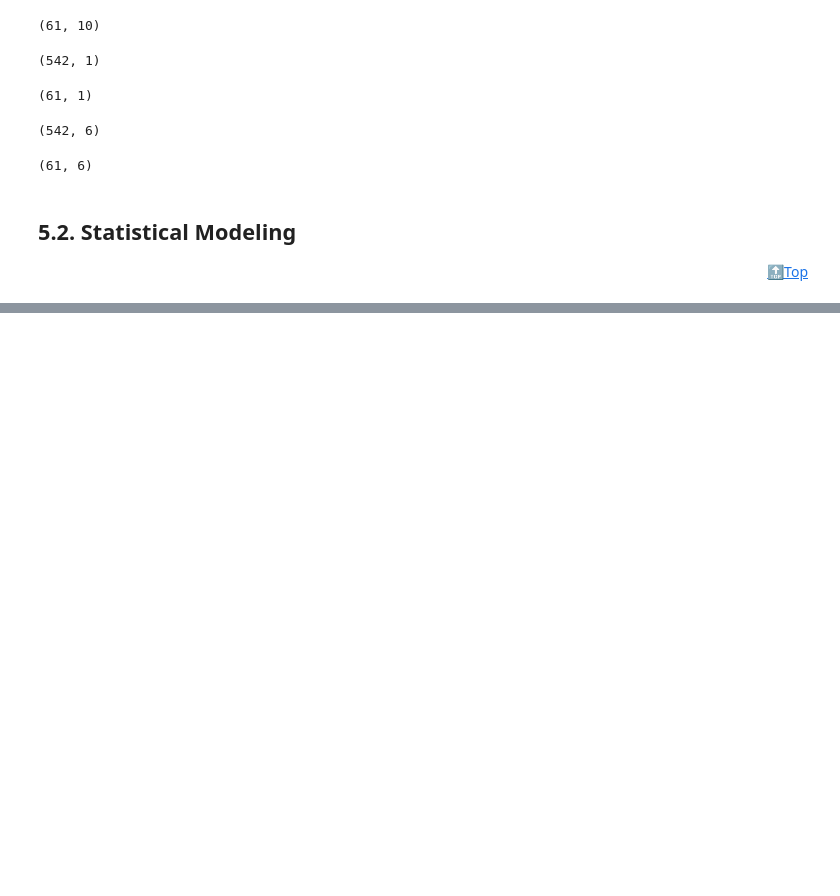
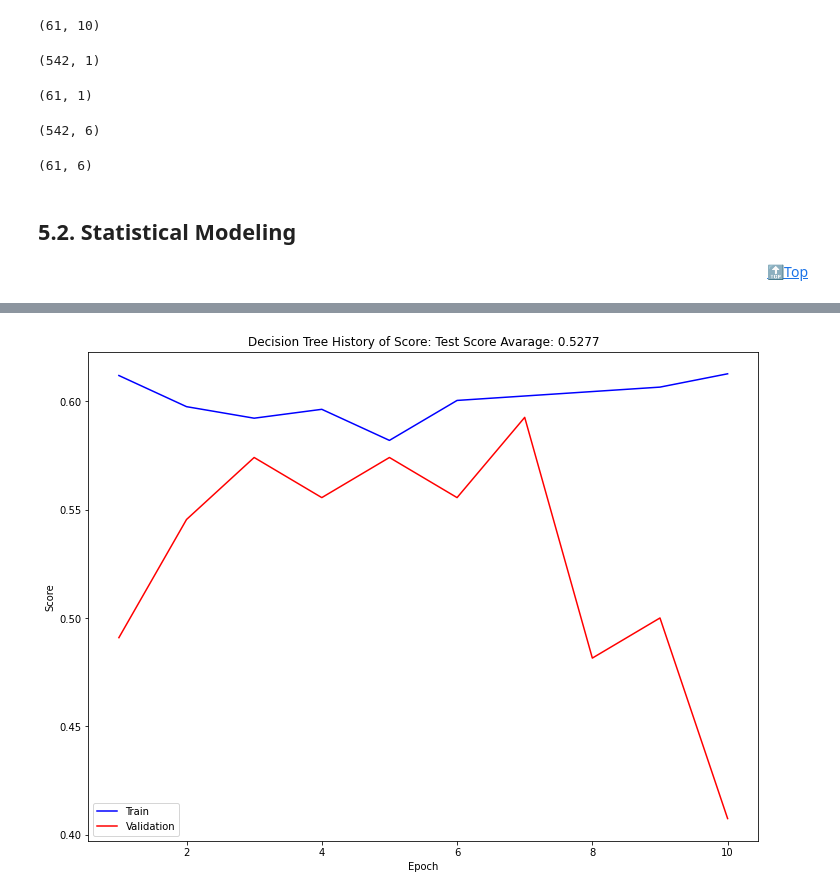
Before and after one commit to dhsong95/Kaggle-Data-Analysis, a Jupyter notebook: Top Spotify Songs from 2010 2019 by Year/Spotify Genre Classification.ipynb, the cells around one changed output, grey strips where cells are left out. Saved outputs shown, nothing was run; the diff lists cells and outputs as text; code cells hidden in the pictures; blank space fills up the shorter version.

```diff
--- a/Top Spotify Songs from 2010 2019 by Year/Spotify Genre Classification.ipynb
+++ b/Top Spotify Songs from 2010 2019 by Year/Spotify Genre Classification.ipynb
@@ -422,0 +462,9 @@ def svm(features, labels):
+# %%
+def decision_tree(features, labels):
+    model = DecisionTreeClassifier(max_depth=3, random_state=2020)
+    scores = cross_validate(model, features, labels, cv=10, verbose=1, return_train_score=True)
+    return model, scores
+# %%
+dt_model, dt_scores = decision_tree(train_features, train_labels)
+plot_metrics(dt_scores, 'Decision Tree')
+# %% [output]
@@ -422,0 +473 @@ def svm(features, labels):
+[figure, added]
```
Also changed, not shown: parts of 42 cells of this notebook.
